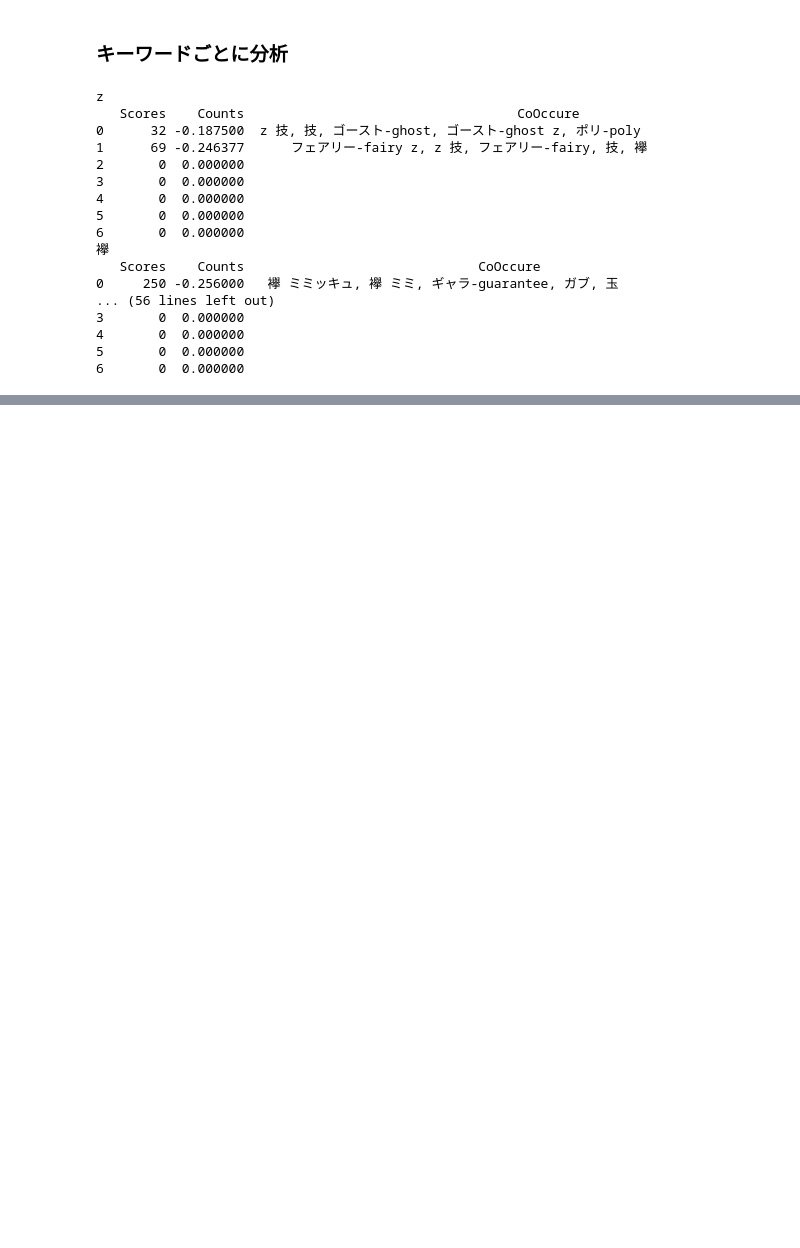
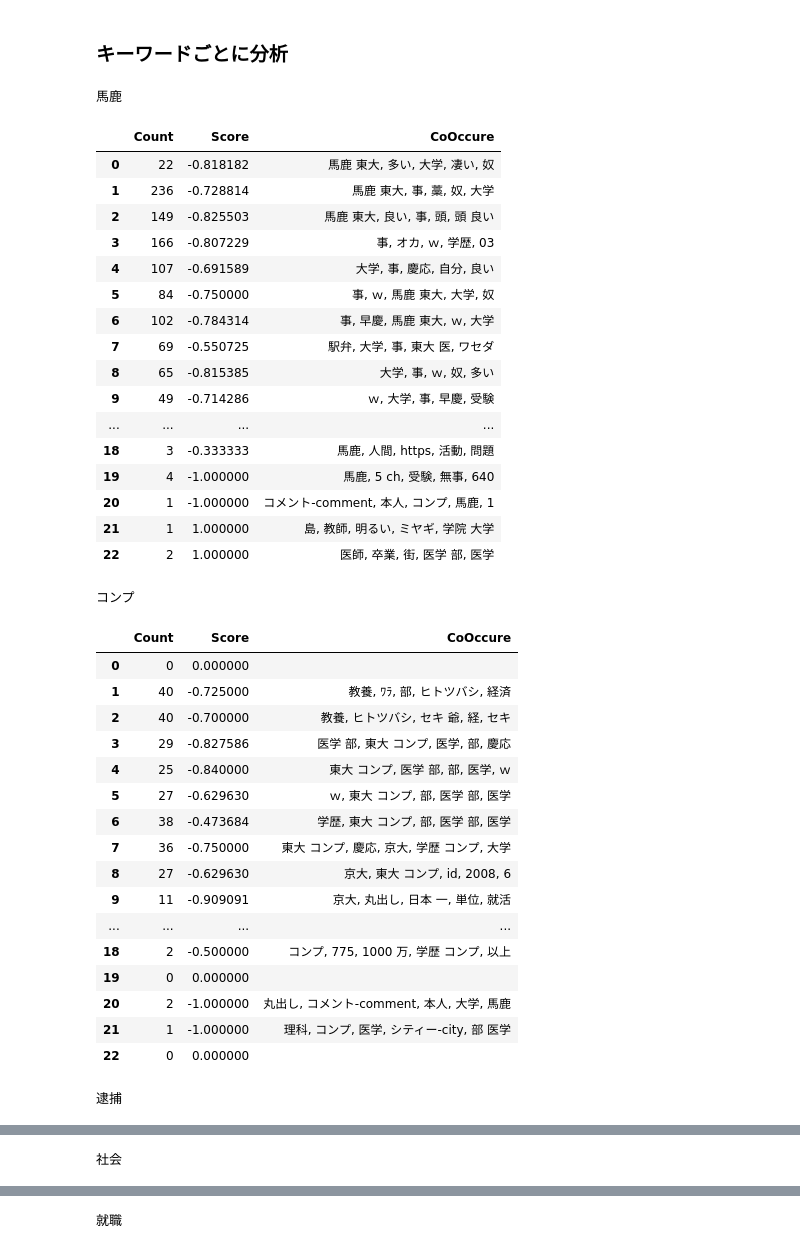
Before and after one commit to konbraphat51/Sentiment-Analysis-UT-sei, a Jupyter notebook: 12Keyword_Timelapse.ipynb, the cells around one changed output, grey strips where cells are left out. Cells and saved outputs as stored; diff of their text form; code cells hidden in the pictures; blank space fills up the shorter version.

```diff
--- a/12Keyword_Timelapse.ipynb
+++ b/12Keyword_Timelapse.ipynb
@@ -1,9 +1,9 @@
 # %% [markdown]
 # 時期ごとの極性・共起変遷を追う
 # %%
-ID = "mimikkyu"
+ID = "UT-sei"
 
-POPULATION_ID = "pokemon"
+POPULATION_ID = "population"
 
 PERIOD_ID = "year"
 
@@ -23,7 +23,7 @@ sentiment_timelapse_file = "Sentiment/Timelapse/%s-from-%s-by-%s.txt"%(ID, POPUL
 TOKEN_DIVIDER = "<334>"
 # %%
 #共起キーワードのストップワード（ここだけ）
-local_stopwords = ["br", "ミミッキュ", "ミミ"]
+local_stopwords = ["東大生", "br", "東大", "無い"]
 # %% [markdown]
 ##
 # %% [markdown]
@@ -116,6 +116,8 @@ df_main.head(3)
 # %% [markdown]
 ### キーワードごとに分析
 # %%
+from IPython.display import display
+
 #キーワードごとに
 for keyword in keywords:
     scores = []
@@ -144,50 +146,70 @@ for keyword in keywords:
         ##共起
         #TFIDF計算
         if cnt != 0:
             tfidf_spycy = tfidf_model_showing.transform(texts)
             tfidf_df = pd.DataFrame(tfidf_spycy.toarray(), columns=tfidf_model_showing.get_feature_names_out())
             tfidf_mean = tfidf_df.mean(axis=0)
 
             #単語名と結び付け
             tfidf_mean = tfidf_mean.sort_values(ascending=False)
 
             #ストップワードの削除
             for word in local_stopwords:
                 try:
                     tfidf_mean = tfidf_mean.drop(word)
                 except:
                     pass
 
             if len(tfidf_mean) > 1:
                 cooc = ", ".join(tfidf_mean[1:min(6, len(tfidf_mean))].index)
             else:
                 cooc = ""
         else:
             cooc = ""
 
         scores.append(score)
         coocs.append(cooc)
         counts.append(cnt)
 
-    df_keyword = pd.DataFrame(list(zip(counts, scores, coocs)), columns=["Scores", "Counts", "CoOccure"])
+    df_keyword = pd.DataFrame(list(zip(counts, scores, coocs)), columns=["Count", "Score", "CoOccure"])
 
-    print(keyword)
-    print(df_keyword)
+    print("\n"+keyword)
+    display(df_keyword.style.bar(subset=["Score"], align='zero', color=['#d65f5f', '#5fba7d'], vmax=1, vmin=-1))
 # %% [output]
-z
-   Scores    Counts                                   CoOccure
-0      32 -0.187500  z 技, 技, ゴースト-ghost, ゴースト-ghost z, ポリ-poly
-1      69 -0.246377      フェアリー-fairy z, z 技, フェアリー-fairy, 技, 襷
-2       0  0.000000
-3       0  0.000000
-4       0  0.000000
-5       0  0.000000
-6       0  0.000000
-襷
-   Scores    Counts                              CoOccure
-0     250 -0.256000   襷 ミミッキュ, 襷 ミミ, ギャラ-guarantee, ガブ, 玉
-... (56 lines left out)
-3       0  0.000000
-4       0  0.000000
-5       0  0.000000
-6       0  0.000000
+馬鹿
+|  | Count | Score | CoOccure |
+| 0 | 22 | -0.818182 | 馬鹿 東大, 多い, 大学, 凄い, 奴 |
+| 1 | 236 | -0.728814 | 馬鹿 東大, 事, 藁, 奴, 大学 |
+| 2 | 149 | -0.825503 | 馬鹿 東大, 良い, 事, 頭, 頭 良い |
+| 3 | 166 | -0.807229 | 事, オカ, ｗ, 学歴, 03 |
+| 4 | 107 | -0.691589 | 大学, 事, 慶応, 自分, 良い |
+| 5 | 84 | -0.750000 | 事, ｗ, 馬鹿 東大, 大学, 奴 |
+| 6 | 102 | -0.784314 | 事, 早慶, 馬鹿 東大, ｗ, 大学 |
+| 7 | 69 | -0.550725 | 駅弁, 大学, 事, 東大 医, ワセダ |
+| 8 | 65 | -0.815385 | 大学, 事, ｗ, 奴, 多い |
+| 9 | 49 | -0.714286 | ｗ, 大学, 事, 早慶, 受験 |
+| ... | ... | ... | ... |
+| 18 | 3 | -0.333333 | 馬鹿, 人間, https, 活動, 問題 |
+| 19 | 4 | -1.000000 | 馬鹿, 5 ch, 受験, 無事, 640 |
+| 20 | 1 | -1.000000 | コメント-comment, 本人, コンプ, 馬鹿, 1 |
+| 21 | 1 | 1.000000 | 島, 教師, 明るい, ミヤギ, 学院 大学 |
+| 22 | 2 | 1.000000 | 医師, 卒業, 街, 医学 部, 医学 |
+コンプ
+|  | Count | Score | CoOccure |
+| 0 | 0 | 0.000000 |  |
+| 1 | 40 | -0.725000 | 教養, ﾜﾗ, 部, ヒトツバシ, 経済 |
+| 2 | 40 | -0.700000 | 教養, ヒトツバシ, セキ 爺, 経, セキ |
+| 3 | 29 | -0.827586 | 医学 部, 東大 コンプ, 医学, 部, 慶応 |
+| 4 | 25 | -0.840000 | 東大 コンプ, 医学 部, 部, 医学, ｗ |
+| 5 | 27 | -0.629630 | ｗ, 東大 コンプ, 部, 医学 部, 医学 |
+| 6 | 38 | -0.473684 | 学歴, 東大 コンプ, 部, 医学 部, 医学 |
+| 7 | 36 | -0.750000 | 東大 コンプ, 慶応, 京大, 学歴 コンプ, 大学 |
+| 8 | 27 | -0.629630 | 京大, 東大 コンプ, id, 2008, 6 |
+| 9 | 11 | -0.909091 | 京大, 丸出し, 日本 一, 単位, 就活 |
+| ... | ... | ... | ... |
+| 18 | 2 | -0.500000 | コンプ, 775, 1000 万, 学歴 コンプ, 以上 |
+| 19 | 0 | 0.000000 |  |
+| 20 | 2 | -1.000000 | 丸出し, コメント-comment, 本人, 大学, 馬鹿 |
+| 21 | 1 | -1.000000 | 理科, コンプ, 医学, シティー-city, 部 医学 |
+| 22 | 0 | 0.000000 |  |
+逮捕
@@ -193,0 +233 @@ z
+社会
@@ -193,0 +251 @@ z
+就職
```
Also changed, not shown: parts of 4 cells of this notebook.
